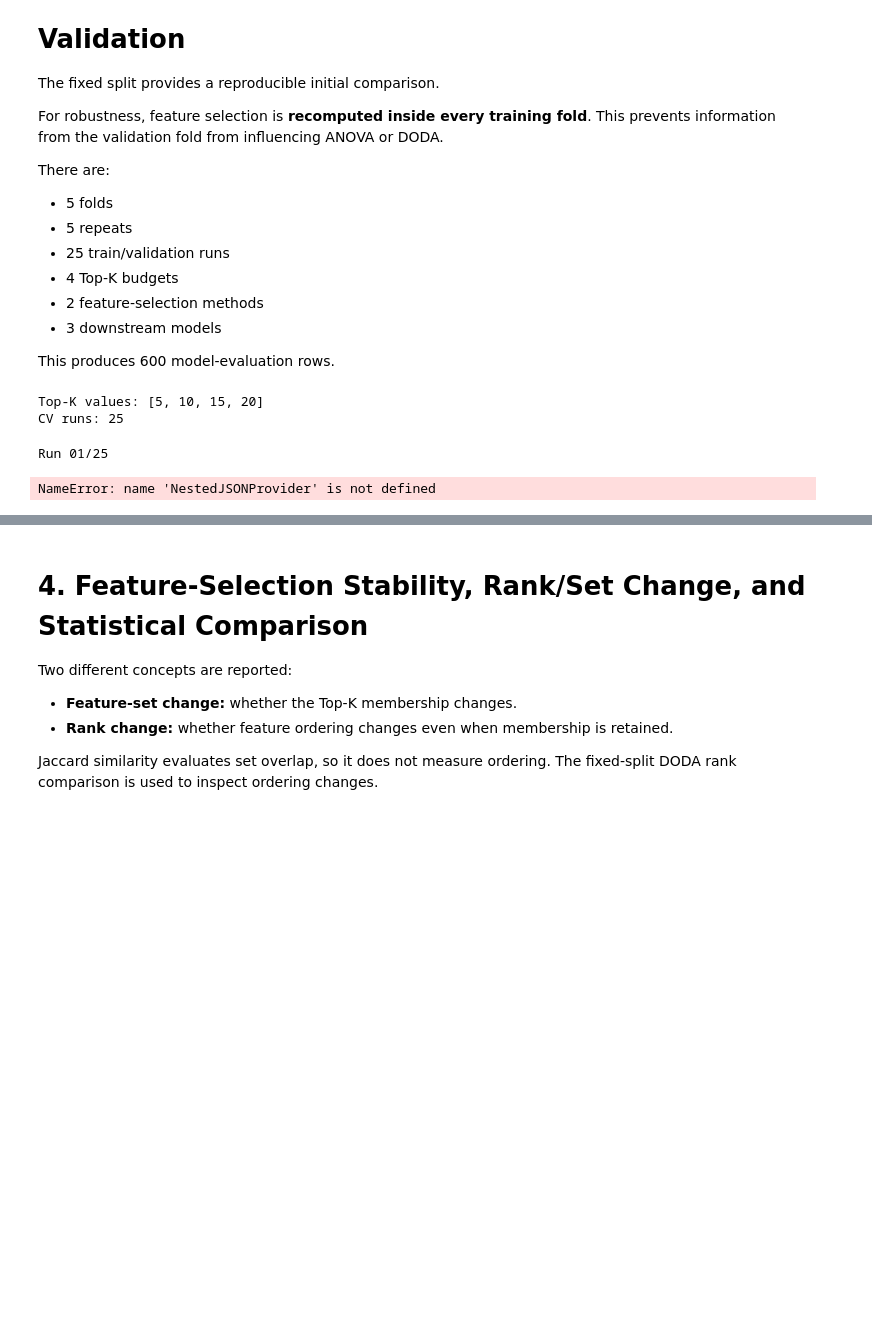
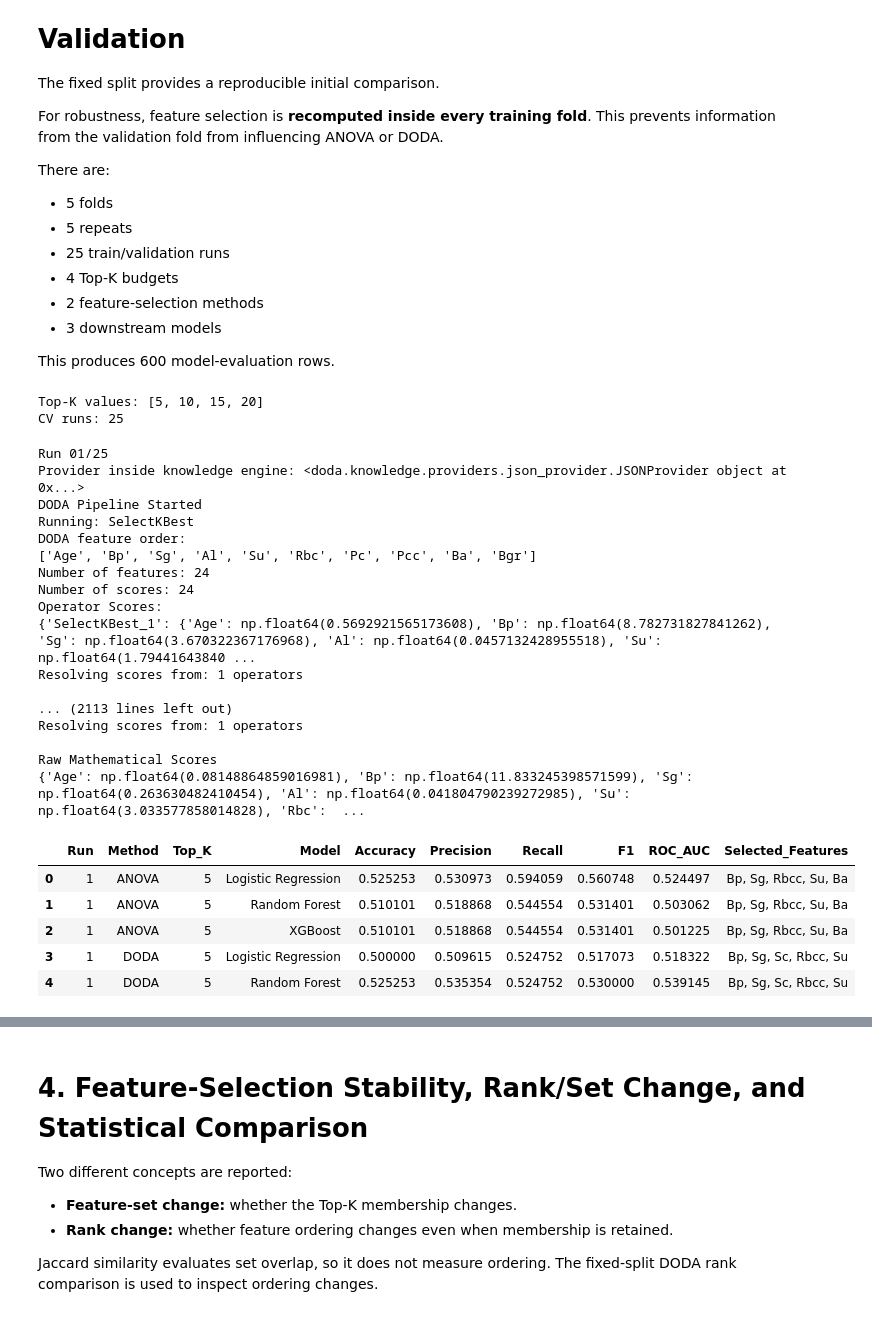
Before and after one commit to anandha-3679/msc_research, a Jupyter notebook: notebooks/angel/kidney_disease/BD_KDD_ANOVA.ipynb, the cells around one changed output, grey strips where cells are left out. Drawn from its saved outputs; the diff is of its cells as text; code cells hidden in the pictures; blank space fills up the shorter version.

Commit message:
final vesion bd_kdd_Anova

```diff
--- a/notebooks/angel/kidney_disease/BD_KDD_ANOVA.ipynb
+++ b/notebooks/angel/kidney_disease/BD_KDD_ANOVA.ipynb
@@ -1433,7 +1433,7 @@ for run_id, (train_idx, val_idx) in enumerate(
 
         fold_doda = DODASelector(
             operators=[fold_doda_operator],
-            provider=NestedJSONProvider(str(WEIGHTS_PATH)),
+            provider=JSONProvider(str(WEIGHTS_PATH)),
             fusion=RankFusion(),
             top_k=top_k
         )
@@ -1484,34 +1484,55 @@ for run_id, (train_idx, val_idx) in enumerate(
                     "Run": run_id,
                     "Method": method,
                     "Top_K": top_k,
                     "Model": model_name,
                     "Accuracy": accuracy_score(y_val_fold, y_pred),
                     "Precision": precision_score(
                         y_val_fold, y_pred, zero_division=0
                     ),
                     "Recall": recall_score(
                         y_val_fold, y_pred, zero_division=0
                     ),
                     "F1": f1_score(
                         y_val_fold, y_pred, zero_division=0
                     ),
                     "ROC_AUC": roc_auc_score(
                         y_val_fold, y_prob
                     ),
                     "Selected_Features": ", ".join(selected_features)
                 })
 
 cv_results_df = pd.DataFrame(cv_results)
 
 print("Completed.")
 print(f"Rows generated: {len(cv_results_df)}")
 
 assert len(cv_results_df) == 25 * 4 * 2 * 3
 
 display(cv_results_df.head())
 # %% [output]
 Run 01/25
+Provider inside knowledge engine: <doda.knowledge.providers.json_provider.JSONProvider object at 0x...>
+DODA Pipeline Started
+Running: SelectKBest
+DODA feature order:
+['Age', 'Bp', 'Sg', 'Al', 'Su', 'Rbc', 'Pc', 'Pcc', 'Ba', 'Bgr']
+Number of features: 24
+Number of scores: 24
+Operator Scores:
+{'SelectKBest_1': {'Age': np.float64(0.5692921565173608), 'Bp': np.float64(8.782731827841262), 'Sg': np.float64(3.670322367176968), 'Al': np.float64(0.0457132428955518), 'Su': np.float64(1.79441643840 ...
+Resolving scores from: 1 operators
+
+... (2113 lines left out)
+Resolving scores from: 1 operators
+
+Raw Mathematical Scores
+{'Age': np.float64(0.08148864859016981), 'Bp': np.float64(11.833245398571599), 'Sg': np.float64(0.263630482410454), 'Al': np.float64(0.041804790239272985), 'Su': np.float64(3.033577858014828), 'Rbc':  ...
-NameError: name 'NestedJSONProvider' is not defined
+|  | Run | Method | Top_K | Model | Accuracy | Precision | Recall | F1 | ROC_AUC | Selected_Features |
+| 0 | 1 | ANOVA | 5 | Logistic Regression | 0.525253 | 0.530973 | 0.594059 | 0.560748 | 0.524497 | Bp, Sg, Rbcc, Su, Ba |
+| 1 | 1 | ANOVA | 5 | Random Forest | 0.510101 | 0.518868 | 0.544554 | 0.531401 | 0.503062 | Bp, Sg, Rbcc, Su, Ba |
+| 2 | 1 | ANOVA | 5 | XGBoost | 0.510101 | 0.518868 | 0.544554 | 0.531401 | 0.501225 | Bp, Sg, Rbcc, Su, Ba |
+| 3 | 1 | DODA | 5 | Logistic Regression | 0.500000 | 0.509615 | 0.524752 | 0.517073 | 0.518322 | Bp, Sg, Sc, Rbcc, Su |
+| 4 | 1 | DODA | 5 | Random Forest | 0.525253 | 0.535354 | 0.524752 | 0.530000 | 0.539145 | Bp, Sg, Sc, Rbcc, Su |
 # %%
 # =============================================================================
 # STEP 26: CV PERFORMANCE SUMMARY
```
Also changed, not shown: parts of 4 cells of this notebook.
